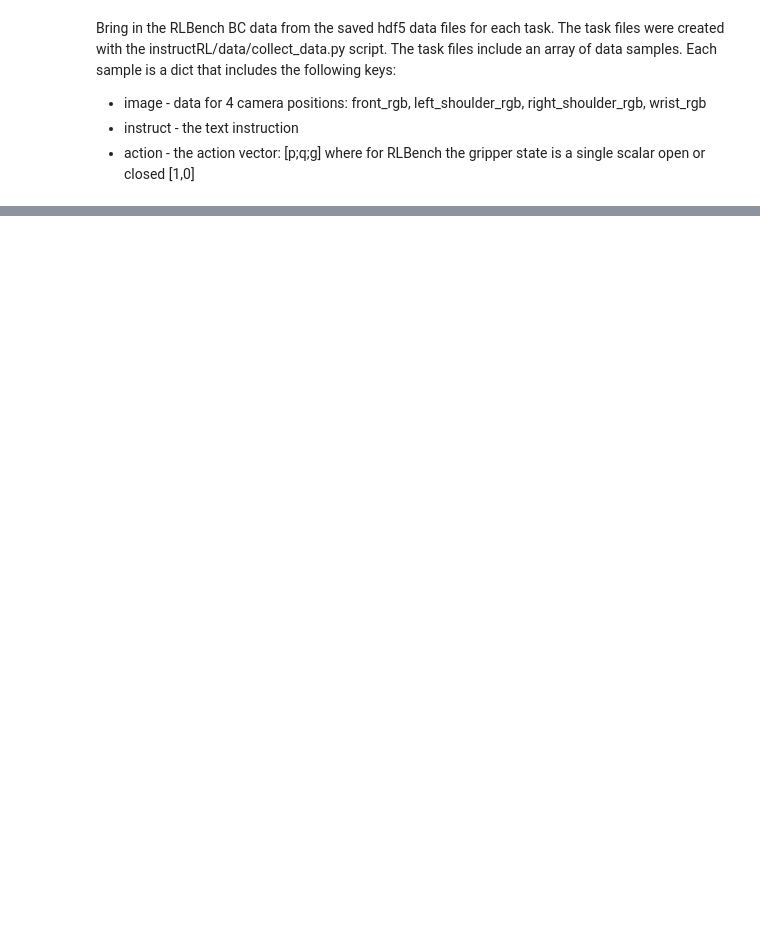
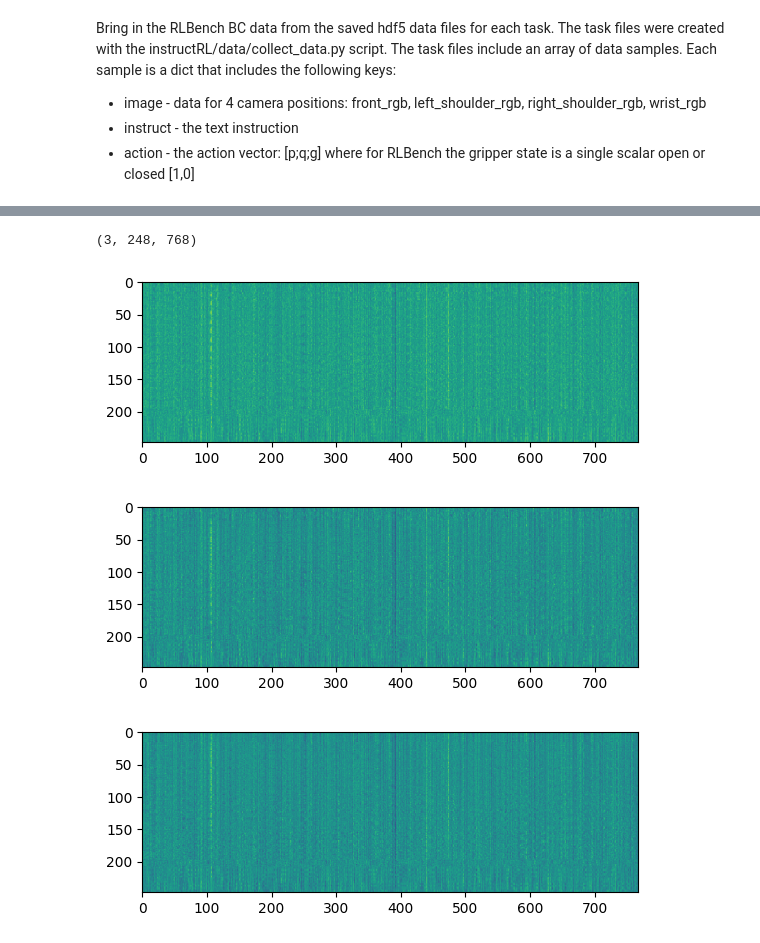
Before and after one commit to levi-kennedy/flava-action-xformer, a Jupyter notebook: main.ipynb, the cells around one changed output, grey strips where cells are left out. Cells and saved outputs as stored; diff of their text form; code cells hidden in the pictures; blank space fills up the shorter version.

```diff
--- a/main.ipynb
+++ b/main.ipynb
@@ -466,0 +526,6 @@ plt.show()
+# %%
+images = [obs.left_shoulder_rgb, obs.right_shoulder_rgb, obs.wrist_rgb]
+flava_model = FlavaModel.from_pretrained('facebook/flava-full')
+flava_processor = FlavaProcessor.from_pretrained('facebook/flava-full')
+instruction = descriptions[1]
+inst = [instruction for n in range(len(images))] # repeat the instruction for each image
@@ -466,0 +539,11 @@ plt.show()
+# %%
+inputs = flava_processor(images, inst, return_tensors="pt", padding="max_length", max_length=50, return_codebook_pixels=False, return_image_mask=False)
+# Pass the inputs through the Flava model
+outputs = flava_model(**inputs)
+# Retrieve the multimodal embeddings from the Flava model outputs
+mm_embeddings = outputs.multimodal_embeddings.detach().numpy()
+print(mm_embeddings.shape)
+# %% [output]
+(3, 248, 768)
+# %%
+mm_embeddings = outputs.multimodal_output.last_hidden_state.detach().numpy()
@@ -467,3 +553,16 @@ plt.show()
+# %%
+# Display each of the three 2D embeddings
+for i in range(mm_embeddings.shape[0]):
+    plt.imshow(mm_embeddings[i,:,:])
+    plt.show()
+# Compute the difference between the first two embeddings
+# emb_diff = mm_embeddings[0,:,:] - mm_embeddings[1,:,:]
+# # Plot the histogram of the embedding differences
+# plt.hist(emb_diff.flatten())
+# %% [output]
+[figure, added]
+[figure, added]
+[figure, added]
 # %%
 # Take steps in the task and print the reward
 for i in range(1):
```
Also changed, not shown: parts of 18 cells of this notebook, 3 other files.
